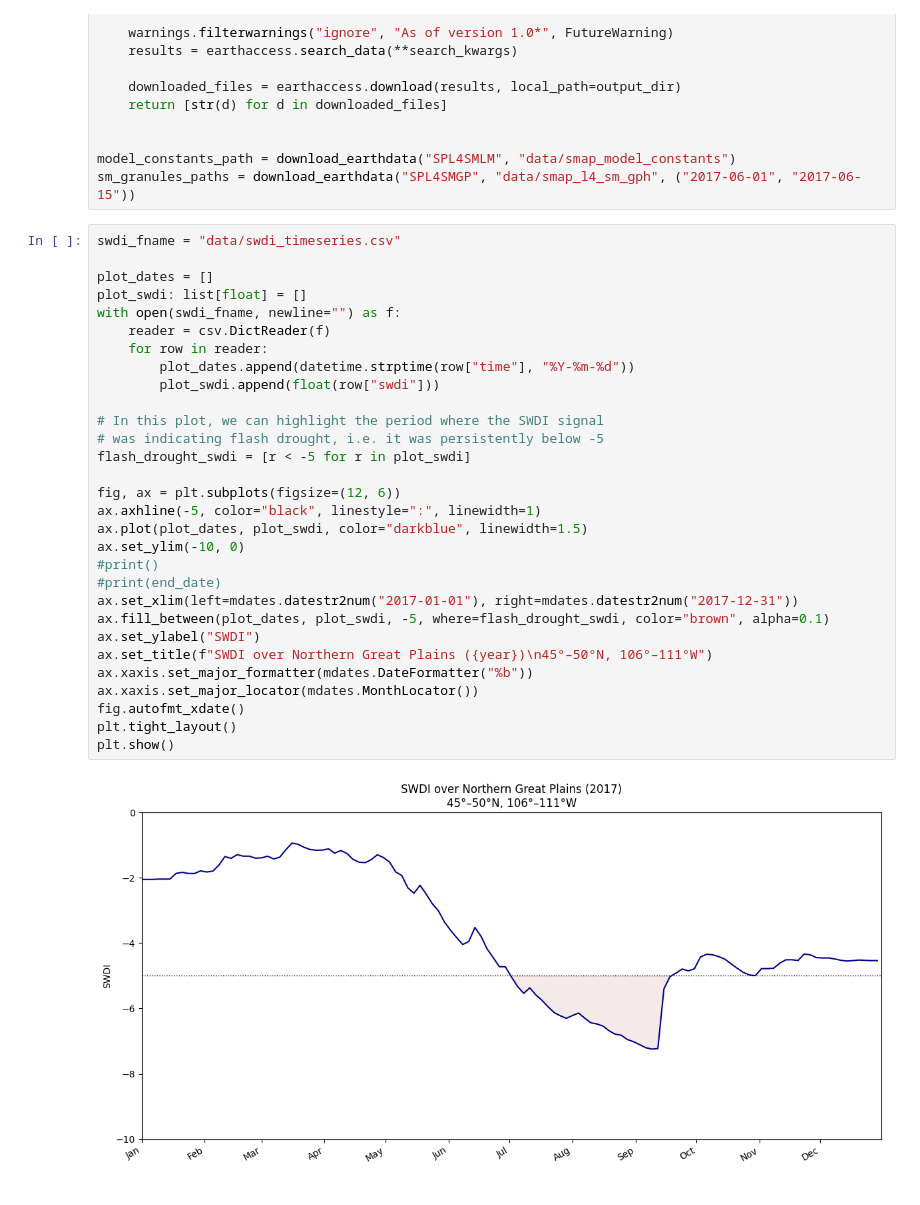
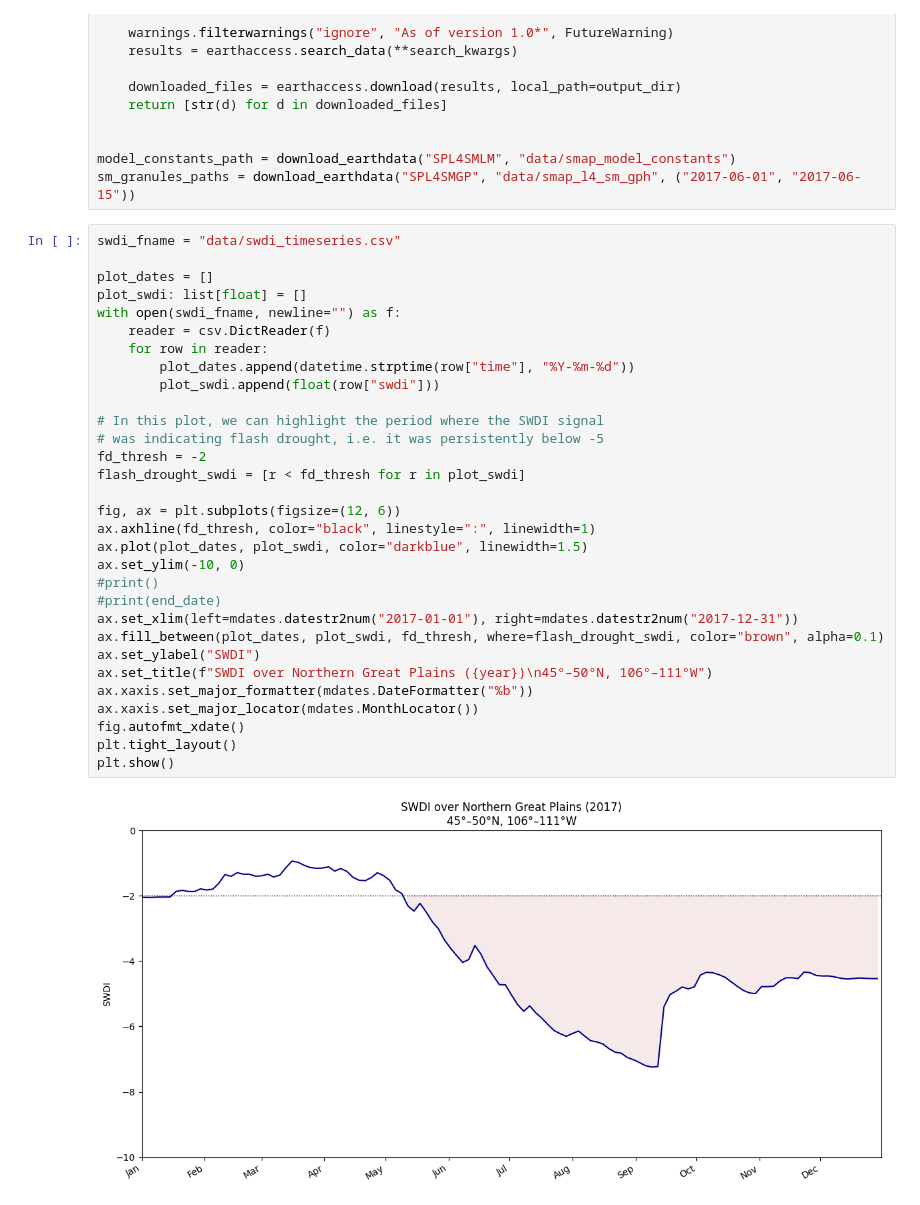
Before and after one commit to asaito333/flash-drought-ARSET, a Jupyter notebook: notebooks/1_drought_indicators.ipynb, the cells around one changed output. Saved outputs shown, nothing was run; the diff lists cells and outputs as text.

```diff
--- a/notebooks/1_drought_indicators.ipynb
+++ b/notebooks/1_drought_indicators.ipynb
@@ -322,32 +322,33 @@ sm_granules_paths = download_earthdata("SPL4SMGP", "data/smap_l4_sm_gph", ("2017
 # %%
 swdi_fname = "data/swdi_timeseries.csv"
 
 plot_dates = []
 plot_swdi: list[float] = []
 with open(swdi_fname, newline="") as f:
     reader = csv.DictReader(f)
     for row in reader:
         plot_dates.append(datetime.strptime(row["time"], "%Y-%m-%d"))
         plot_swdi.append(float(row["swdi"]))
 
 # In this plot, we can highlight the period where the SWDI signal
 # was indicating flash drought, i.e. it was persistently below -5
-flash_drought_swdi = [r < -5 for r in plot_swdi]
+fd_thresh = -2
+flash_drought_swdi = [r < fd_thresh for r in plot_swdi]
 
 fig, ax = plt.subplots(figsize=(12, 6))
-ax.axhline(-5, color="black", linestyle=":", linewidth=1)
+ax.axhline(fd_thresh, color="black", linestyle=":", linewidth=1)
 ax.plot(plot_dates, plot_swdi, color="darkblue", linewidth=1.5)
 ax.set_ylim(-10, 0)
 #print()
 #print(end_date)
 ax.set_xlim(left=mdates.datestr2num("2017-01-01"), right=mdates.datestr2num("2017-12-31"))
-ax.fill_between(plot_dates, plot_swdi, -5, where=flash_drought_swdi, color="brown", alpha=0.1)
+ax.fill_between(plot_dates, plot_swdi, fd_thresh, where=flash_drought_swdi, color="brown", alpha=0.1)
 ax.set_ylabel("SWDI")
 ax.set_title(f"SWDI over Northern Great Plains ({year})\n45°–50°N, 106°–111°W")
 ax.xaxis.set_major_formatter(mdates.DateFormatter("%b"))
 ax.xaxis.set_major_locator(mdates.MonthLocator())
 fig.autofmt_xdate()
 plt.tight_layout()
 plt.show()
 # %% [output]
-[figure, old version]
+[figure, new version]
```
Also changed, not shown: 3 other files.
